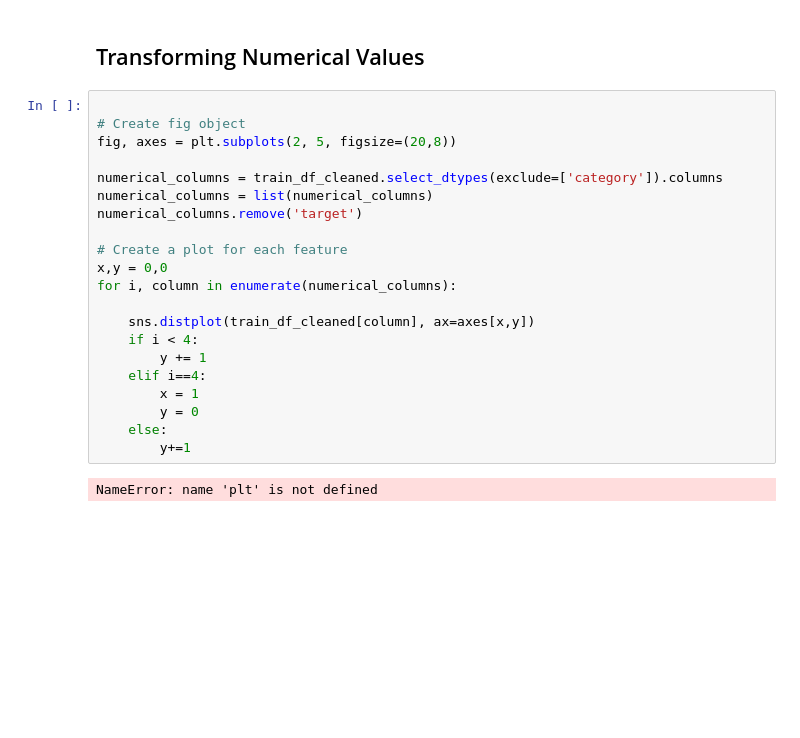
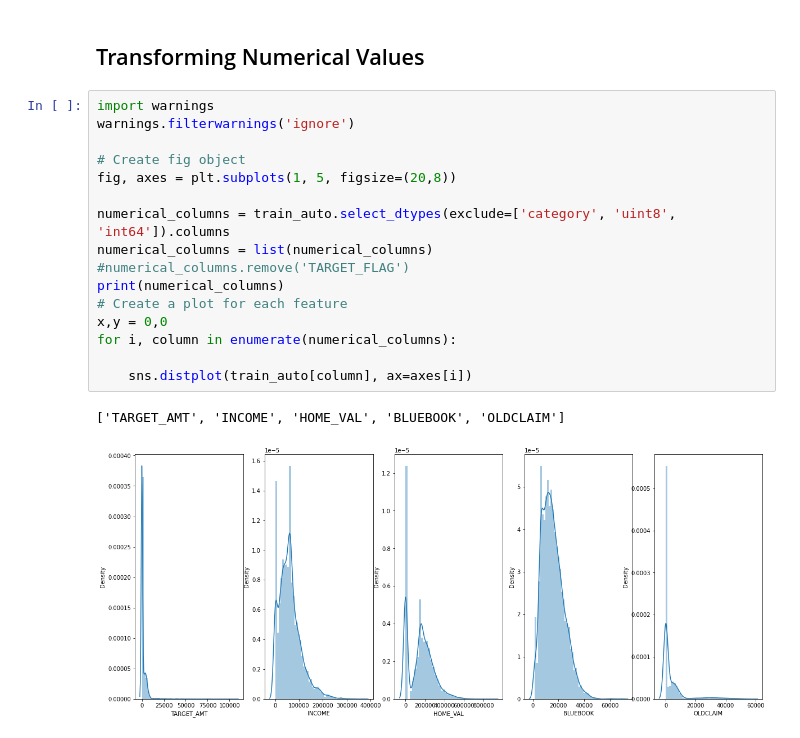
Before and after one commit to khaoulabelahsen/du_submission, a Jupyter notebook: du_submission/data_analysis.ipynb, the cells around one changed output. Cells and saved outputs as stored; diff of their text form; blank space fills up the shorter version.

```diff
--- a/du_submission/data_analysis.ipynb
+++ b/du_submission/data_analysis.ipynb
@@ -355,25 +307,21 @@ train_auto.head()
 # %% [markdown]
 ## Transforming Numerical Values
 # %%
+import warnings
+warnings.filterwarnings('ignore')
 
 # Create fig object
-fig, axes = plt.subplots(2, 5, figsize=(20,8))
+fig, axes = plt.subplots(1, 5, figsize=(20,8))
 
-numerical_columns = train_df_cleaned.select_dtypes(exclude=['category']).columns
+numerical_columns = train_auto.select_dtypes(exclude=['category', 'uint8', 'int64']).columns
 numerical_columns = list(numerical_columns)
-numerical_columns.remove('target')
-
+#numerical_columns.remove('TARGET_FLAG')
+print(numerical_columns)
 # Create a plot for each feature
 x,y = 0,0
 for i, column in enumerate(numerical_columns):
 
-    sns.distplot(train_df_cleaned[column], ax=axes[x,y])
-    if i < 4:
-        y += 1
-    elif i==4:
-        x = 1
-        y = 0
-    else:
-        y+=1
+    sns.distplot(train_auto[column], ax=axes[i])
 # %% [output]
-NameError: name 'plt' is not defined
+['TARGET_AMT', 'INCOME', 'HOME_VAL', 'BLUEBOOK', 'OLDCLAIM']
+[figure, added]
```
Also changed, not shown: parts of 96 cells of this notebook, 11 other files.
